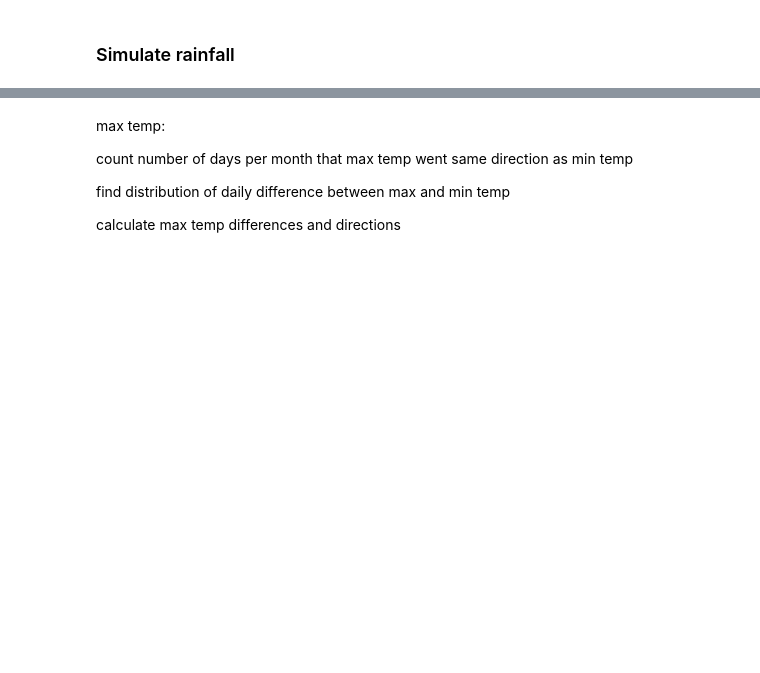
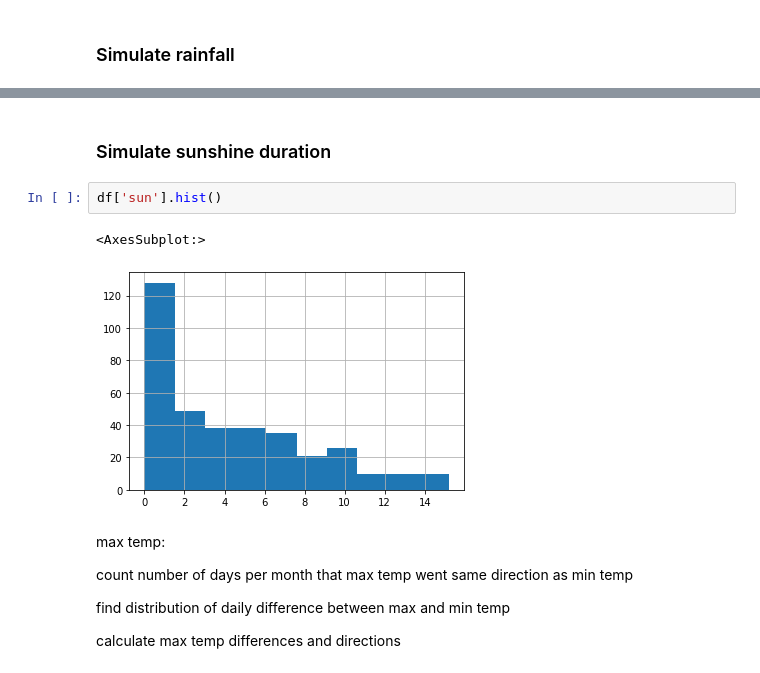
Before and after one commit to fod/simulation, a Jupyter notebook: simulation.ipynb, the cells around one changed output, grey strips where cells are left out. Cells and saved outputs as stored; diff of their text form; blank space fills up the shorter version.

```diff
--- a/simulation.ipynb
+++ b/simulation.ipynb
@@ -385,3 +416,10 @@ Name: rain, Length: 365, dtype: float64
+# %% [markdown]
+### Simulate sunshine duration
+# %%
+df['sun'].hist()
+# %% [output]
+<AxesSubplot:>
+[figure, added]
 # %% [markdown]
 
 max temp:
```
Also changed, not shown: parts of 6 cells of this notebook, 1 other file.
